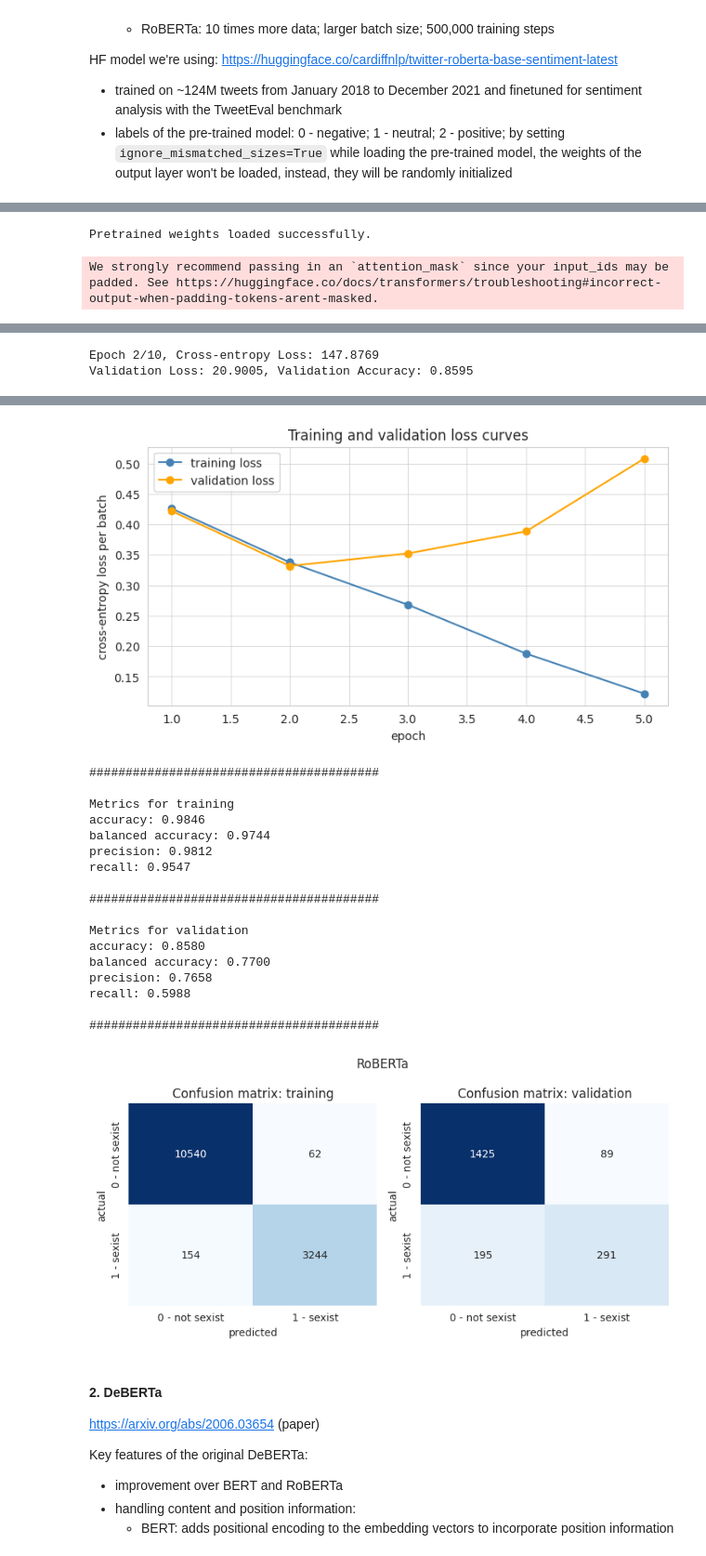
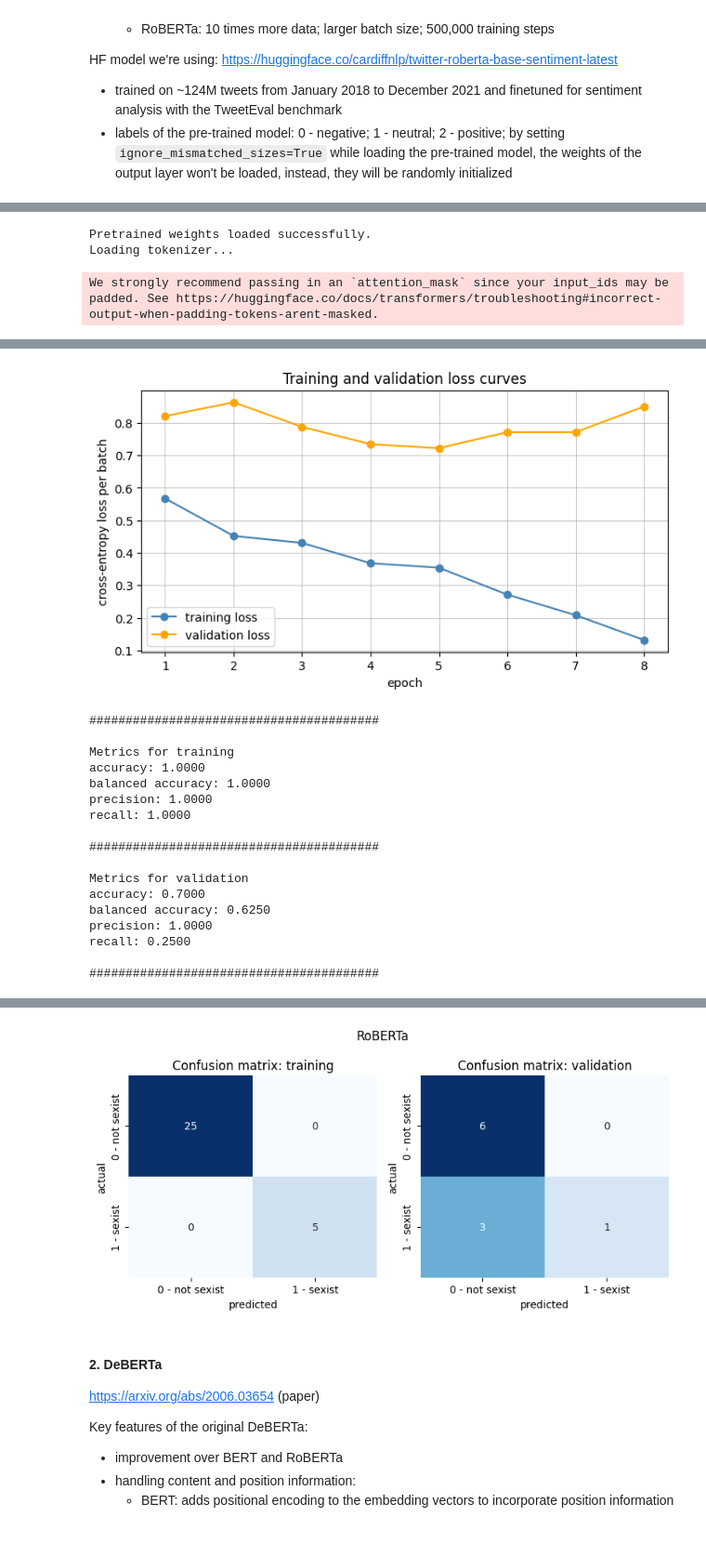
Before and after one commit to henrform/NLP_24W_VSHJ, a Jupyter notebook: challenges/challenges.ipynb, the cells around one changed output, grey strips where cells are left out. Shown at 93% size. Cells and saved outputs as stored; diff of their text form; code cells hidden in the pictures.

```diff
--- a/challenges/challenges.ipynb
+++ b/challenges/challenges.ipynb
@@ -60,3 +62,3 @@ Number of balanced samples: 10000
 # %%
-model = BERTModel("HateBERT")
-model.train(X_train, y_train, X_val, y_val, epochs=10, patience=3, plot_training_curve=True)
+# model = BERTModel("HateBERT")
+# model.train(X_train[:30], y_train[:30], X_val[:10], y_val[:10], epochs=10, patience=3, plot_training_curve=True)
@@ -149,9 +100,12 @@ HF model we're using: https://huggingface.co/cardiffnlp/twitter-roberta-base-sen
 - labels of the pre-trained model: 0 - negative; 1 - neutral; 2 - positive; by setting `ignore_mismatched_sizes=True` while loading the pre-trained model, the weights of the output layer won't be loaded, instead, they will be randomly initialized
 # %%
 roberta_model = BERTModel("RoBERTa")
-roberta_model.train(X_train, y_train, X_val, y_val, epochs=10, patience=3)
+roberta_model.count_parameters()
+roberta_model.train(X_train[:30], y_train[:30], X_val[:10], y_val[:10], epochs=10, patience=3)
 
-res = roberta_model.evaluate({"training": X_train, "validation": X_val}, [y_train, y_val], model_name=roberta_model.model_name)
+res = roberta_model.evaluate({"training": X_train[:30], "validation": X_val[:10]}, [y_train[:30], y_val[:10]], model_name=roberta_model.model_name)
 for res_x in res:
     results.loc[len(results)] = res_x
+
+roberta_model.clear_gpu_memory()
 # %% [output]
@@ -164,4 +118,5 @@ Some weights of RobertaForSequenceClassification were not initialized from the m
 - classifier.out_proj.bias: found shape torch.Size([3]) in the checkpoint and torch.Size([2]) in the model instantiated
 You should probably TRAIN this model on a down-stream task to be able to use it for predictions and inference.
 Pretrained weights loaded successfully.
+Loading tokenizer...
 We strongly recommend passing in an `attention_mask` since your input_ids may be padded. See https://huggingface.co/docs/transformers/troubleshooting#incorrect-output-when-padding-tokens-arent-masked.
@@ -171,2 +140,18 @@ Validation Loss: 26.5775, Validation Accuracy: 0.8435
+[figure, new version]
-Epoch 2/10, Cross-entropy Loss: 147.8769
-Validation Loss: 20.9005, Validation Accuracy: 0.8595
+########################################
+
+Metrics for training
+accuracy: 1.0000
+balanced accuracy: 1.0000
+precision: 1.0000
+recall: 1.0000
+
+########################################
+
+Metrics for validation
+accuracy: 0.7000
+balanced accuracy: 0.6250
+precision: 1.0000
+recall: 0.2500
+
+########################################
@@ -183,22 +158,4 @@ Early stopping triggered.
-[figure, old version]
-########################################
-
-Metrics for training
-accuracy: 0.9846
-balanced accuracy: 0.9744
-precision: 0.9812
-recall: 0.9547
-
-########################################
-
-Metrics for validation
-accuracy: 0.8580
-balanced accuracy: 0.7700
-precision: 0.7658
-recall: 0.5988
-
-########################################
-[figure, old version]
+[figure, new version]
 # %% [markdown]
 #### **2. DeBERTa**
 
```
Also changed, not shown: parts of 33 cells of this notebook, 1 other file.
